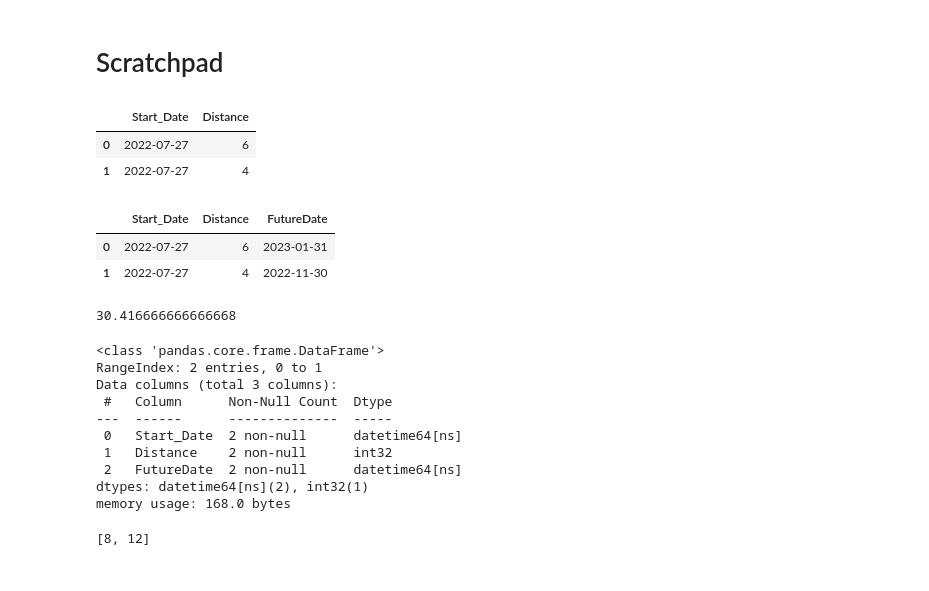
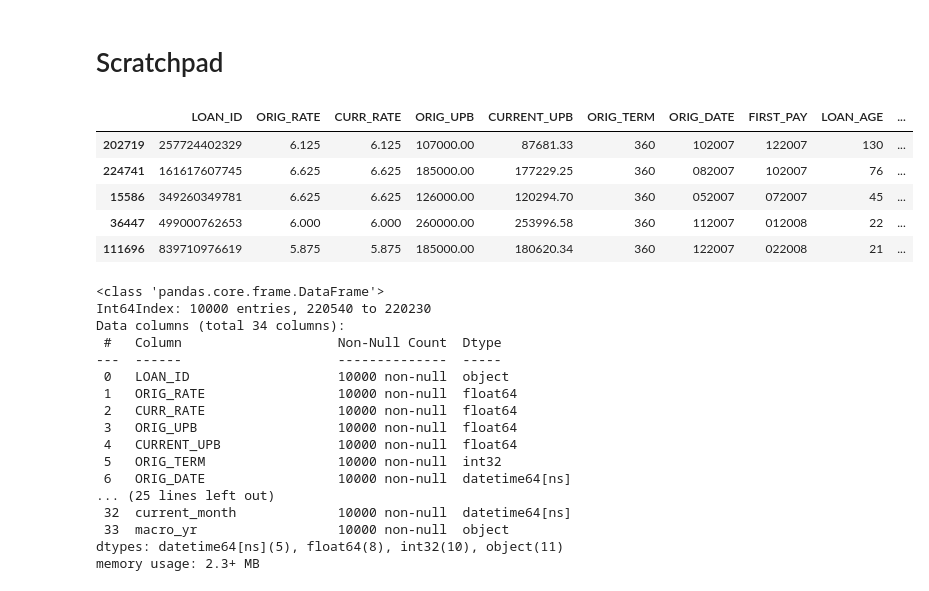
Before and after one commit to elevsev/credit_risk_stuff, a Jupyter notebook: pit_vs_ttc/eda copy.ipynb, the cells around one changed output. Drawn from its saved outputs; the diff is of its cells as text; code cells hidden in the pictures.

```diff
--- a/pit_vs_ttc/eda copy.ipynb
+++ b/pit_vs_ttc/eda copy.ipynb
@@ -93,8 +93,6 @@ cols_to_use = [
 "ORIG_DATE",
 "FIRST_PAY",
 "LOAN_AGE",
-"REM_MONTHS",
-"ADJ_REM_MONTHS",
 "MATR_DT",
 "OLTV",
 "NUM_BO",
@@ -827,25 +689,12 @@ import numpy as np
-# %%
-today=pd.to_datetime(datetime.datetime.today().strftime('%Y-%m-%d'))
-
-d={"Start_Date":[today,today]}
-df=pd.DataFrame(data=d)
-n=len(df)
-df["Distance"]=np.round_(np.random.uniform(low=1, high=14, size=n)).astype(int)
-df
-# %% [output]
-|  | Start_Date | Distance |
-| 0 | 2022-07-27 | 6 |
-| 1 | 2022-07-27 | 4 |
-# %%
-df["FutureDate"] = (df["Start_Date"] + pd.to_timedelta(df['Distance']*31,'d')) + pd.offsets.MonthEnd(0)
-# df['future_month_end'] = df['FutureDate'] + pd.offsets.MonthEnd(0)
-
-df
-# %% [output]
-|  | Start_Date | Distance | FutureDate |
-| 0 | 2022-07-27 | 6 | 2023-01-31 |
-| 1 | 2022-07-27 | 4 | 2022-11-30 |
-# %%
-365/12
-# %% [output]
-30.416666666666668
+# %%
+df_subset = clean_df.sample(n=250_000)
+ # drop na
+df_subset = df_subset.dropna()
+df_subset.head()
+# %% [output]
+|  | LOAN_ID | ORIG_RATE | CURR_RATE | ORIG_UPB | CURRENT_UPB | ORIG_TERM | ORIG_DATE | FIRST_PAY | LOAN_AGE | ... |
+| 202719 | 257724402329 | 6.125 | 6.125 | 107000.00 | 87681.33 | 360 | 102007 | 122007 | 130 | ... |
+| 224741 | 161617607745 | 6.625 | 6.625 | 185000.00 | 177229.25 | 360 | 082007 | 102007 | 76 | ... |
+| 15586 | 349260349781 | 6.625 | 6.625 | 126000.00 | 120294.70 | 360 | 052007 | 072007 | 45 | ... |
+| 36447 | 499000762653 | 6.000 | 6.000 | 260000.00 | 253996.58 | 360 | 112007 | 012008 | 22 | ... |
+| 111696 | 839710976619 | 5.875 | 5.875 | 185000.00 | 180620.34 | 360 | 122007 | 022008 | 21 | ... |
@@ -852,18 +713,20 @@ df
 # %%
-df.info()
+df_subset.info()
 # %% [output]
 <class 'pandas.core.frame.DataFrame'>
-RangeIndex: 2 entries, 0 to 1
-Data columns (total 3 columns):
- #   Column      Non-Null Count  Dtype
----  ------      --------------  -----
- 0   Start_Date  2 non-null      datetime64[ns]
- 1   Distance    2 non-null      int32
- 2   FutureDate  2 non-null      datetime64[ns]
-dtypes: datetime64[ns](2), int32(1)
-memory usage: 168.0 bytes
+Int64Index: 10000 entries, 220540 to 220230
+Data columns (total 34 columns):
+ #   Column                    Non-Null Count  Dtype
+---  ------                    --------------  -----
+ 0   LOAN_ID                   10000 non-null  object
+ 1   ORIG_RATE                 10000 non-null  float64
+ 2   CURR_RATE                 10000 non-null  float64
+ 3   ORIG_UPB                  10000 non-null  float64
+ 4   CURRENT_UPB               10000 non-null  float64
+ 5   ORIG_TERM                 10000 non-null  int32
+ 6   ORIG_DATE                 10000 non-null  datetime64[ns]
+... (25 lines left out)
+ 32  current_month             10000 non-null  datetime64[ns]
+ 33  macro_yr                  10000 non-null  object
+dtypes: datetime64[ns](5), float64(8), int32(10), object(11)
+memory usage: 2.3+ MB
-# %%
-distance_list = df['Distance'].tolist()
-distance_list
-# %% [output]
-[8, 12]
```
Also changed, not shown: parts of 57 cells of this notebook.
